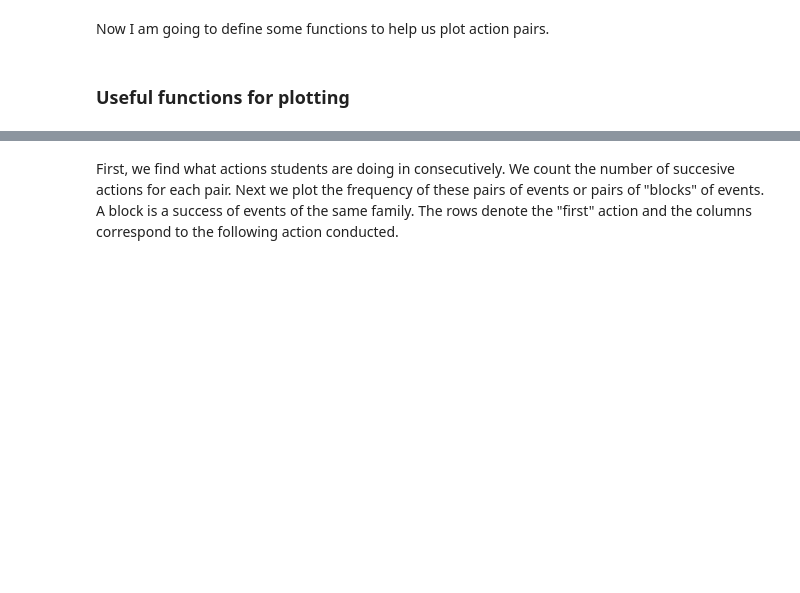
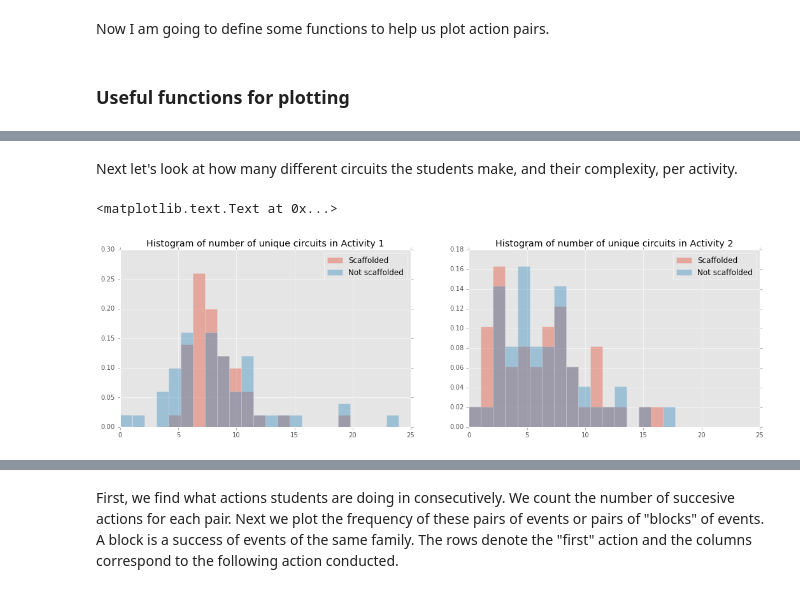
Before and after one commit to sperez8/Phet-log-analyzer, a Jupyter notebook: cck/read_data.ipynb, the cells around one changed output, grey strips where cells are left out. Saved outputs shown, nothing was run; the diff lists cells and outputs as text; code cells hidden in the pictures; blank space fills up the shorter version.

```diff
--- a/cck/read_data.ipynb
+++ b/cck/read_data.ipynb
@@ -137,3 +130,12 @@ def plot_heatmap(actions, ax, title):
     ax.set_xticklabels(actions.columns, minor=False)
     ax.set_yticklabels(actions.index, minor=False)
     plt.text(0.5, 1.08, title,fontsize=15,horizontalalignment='center',transform = ax.transAxes)
+
+def get_circuits(df, students):
+    circuits = {key:set() for key in students}
+    circuit_columns = ["#circuits","#loops","#components","#battery","#circuitSwitch","#grabBagResistor","#lightBulb","#resistor"]
+    circuit_indices = [list(df2.keys()).index(x) for x in circuit_columns]
+    for student in students:
+        for circuit in df[df["student"]==student].dropna().iterrows():
+            circuits[student].add("".join([str(int(circuit[1][element])) for element in circuit_indices]))
+    return circuits
@@ -139,0 +249,29 @@ def plot_heatmap(actions, ax, title):
+# %% [markdown]
+Next let's look at how many different circuits the students make, and their complexity, per activity.
+# %%
+fig, axs = plt.subplots(1,2, figsize=(18,5))
+bins = np.linspace(0, 25, 25)
+ax=axs[0]
+df2 = df[df['Activity']=="a1"]
+students = get_students("scaffolding",'scaff')
+circuits = get_circuits(df2, students)
+ax.hist([len(s) for s in circuits.values()], bins, alpha = 0.4, label= "Scaffolded", normed=True)
+students = get_students("scaffolding",'not')
+circuits = get_circuits(df2, students)
+ax.hist([len(s) for s in circuits.values()], bins, alpha = 0.4, label= "Not scaffolded", normed=True)
+ax.legend(loc='upper right');ax.xlabel = 'Number of unique circuits';ax.ylabel = 'Count of students'
+ax.set_title('Histogram of number of unique circuits in Activity 1')
+
+ax=axs[1]
+df2 = df[df['Activity']=="a2"]
+students = get_students("scaffolding",'scaff')
+circuits = get_circuits(df2, students)
+ax.hist([len(s) for s in circuits.values()], bins, alpha = 0.4, label= "Scaffolded", normed=True)
+students = get_students("scaffolding",'not')
+circuits = get_circuits(df2, students)
+ax.hist([len(s) for s in circuits.values()], bins, alpha = 0.4, label= "Not scaffolded", normed=True)
+ax.legend(loc='upper right');ax.xlabel = 'Number of unique circuits';ax.ylabel = 'Count of students'
+ax.set_title('Histogram of number of unique circuits in Activity 2')
+# %% [output]
+<matplotlib.text.Text at 0x...>
+[figure, added]
```
Also changed, not shown: parts of 27 cells of this notebook.
